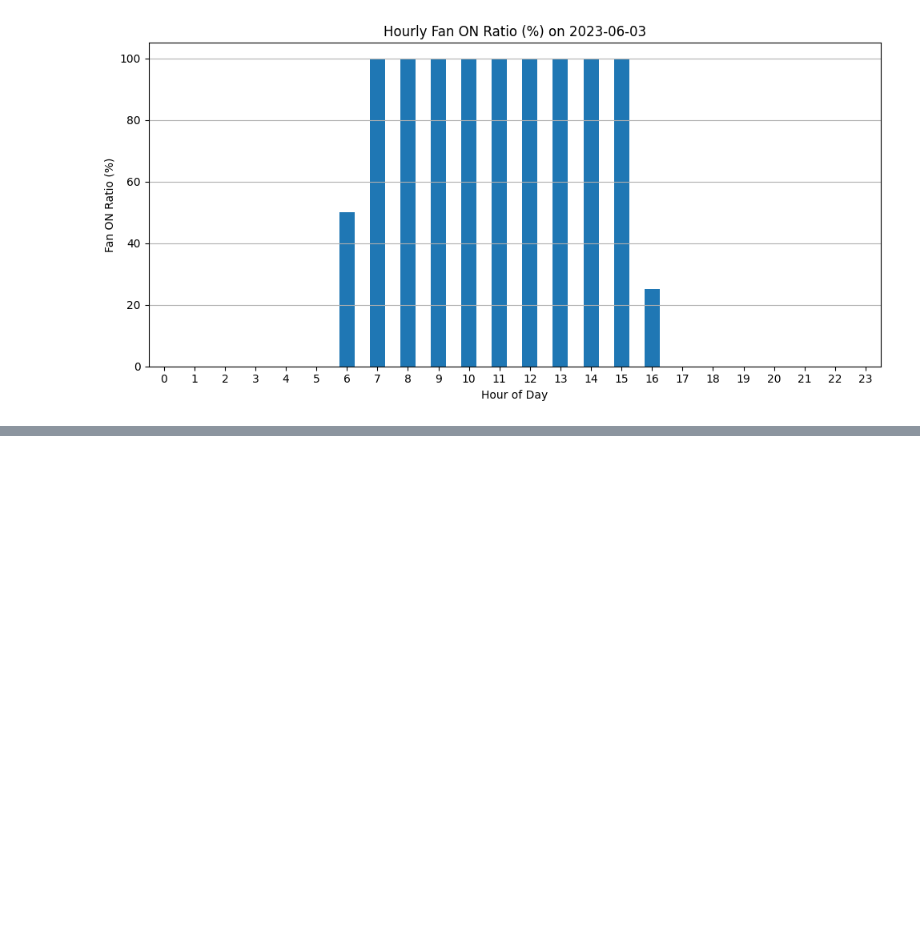
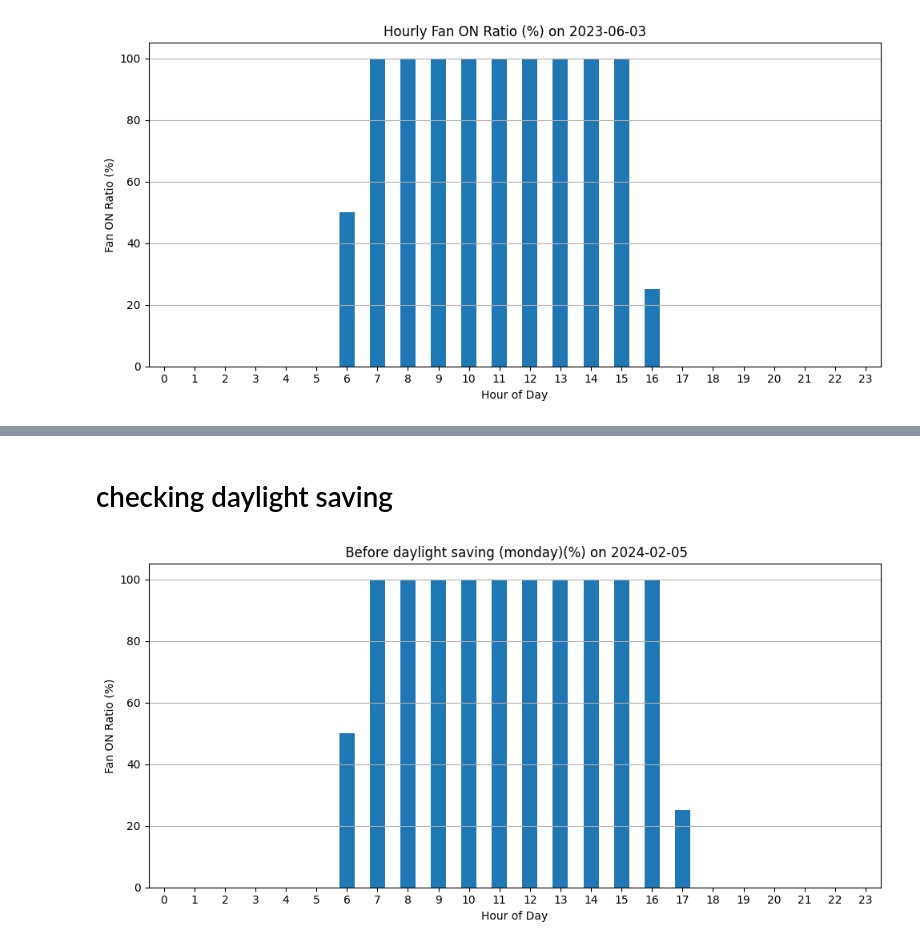
Before and after one commit to nafeesadil/hvac-anomaly-detection, a Jupyter notebook: notebooks/explore_data_SFAN_dps.ipynb, the cells around one changed output, grey strips where cells are left out. Drawn from its saved outputs; the diff is of its cells as text; code cells hidden in the pictures; blank space fills up the shorter version.

Commit message:
added Feature: System status & day light saving status, logged progress

```diff
--- a/notebooks/explore_data_SFAN_dps.ipynb
+++ b/notebooks/explore_data_SFAN_dps.ipynb
@@ -176,0 +274,47 @@ plt.show()
+# %% [markdown]
+# checking daylight saving
+# %%
+
+## checking WEEKDAY working hours before day-light saving (february)
+import pandas as pd
+import matplotlib.pyplot as plt
+
+# Load Excel file and parse the datetime column
+file_path = '../data/hochschule_wismar_gebaeude_001_lueftung_hoersaele_750.xlsx'
+df = pd.read_excel(file_path, parse_dates=[0])  # assumes datetime is first column
+
+# Rename the first column if it doesn't already have the name 'datetime'
+if df.columns[0] != 'datetime':
+    df.rename(columns={df.columns[0]: 'datetime'}, inplace=True)
+
+# Filter data
+day = '2024-02-05'
+start = pd.to_datetime(day)
+end = start + pd.Timedelta(days=1)
+
+# Filter and copy relevant data
+day_df = df[(df['datetime'] >= start) & (df['datetime'] < end)].copy()
+
+# Check if data exists
+if day_df.empty:
+    print(f"No data found for {day}")
+else:
+    # Create fan_on column: True when SFAN_dps > 0
+    day_df['fan_on'] = day_df['SFAN_dps'] > 0
+
+    # Extract hour from datetime
+    day_df['hour'] = day_df['datetime'].dt.hour
+
+    # Group by hour and calculate % of time fan was ON
+    hourly_on_ratio = day_df.groupby('hour')['fan_on'].mean() * 100
+
+    # Plot
+    hourly_on_ratio.plot(kind='bar', title=f' Before daylight saving (monday)(%) on {day}', figsize=(10, 5))
+    plt.ylabel("Fan ON Ratio (%)")
+    plt.xlabel("Hour of Day")
+    plt.xticks(rotation=0)
+    plt.grid(axis='y')
+    plt.tight_layout()
+    plt.show()
+# %% [output]
+[figure, added]
```
Also changed, not shown: parts of 6 cells of this notebook, 3 other files.
